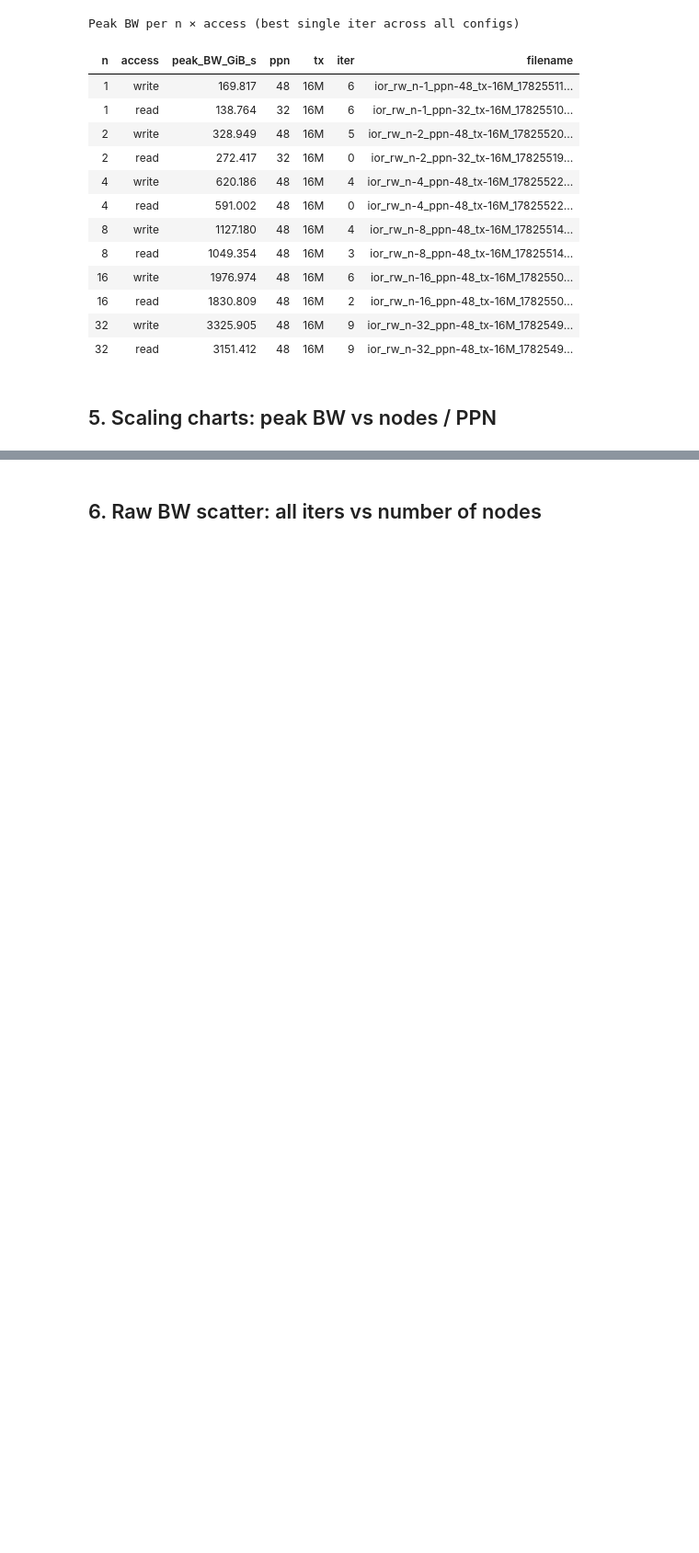
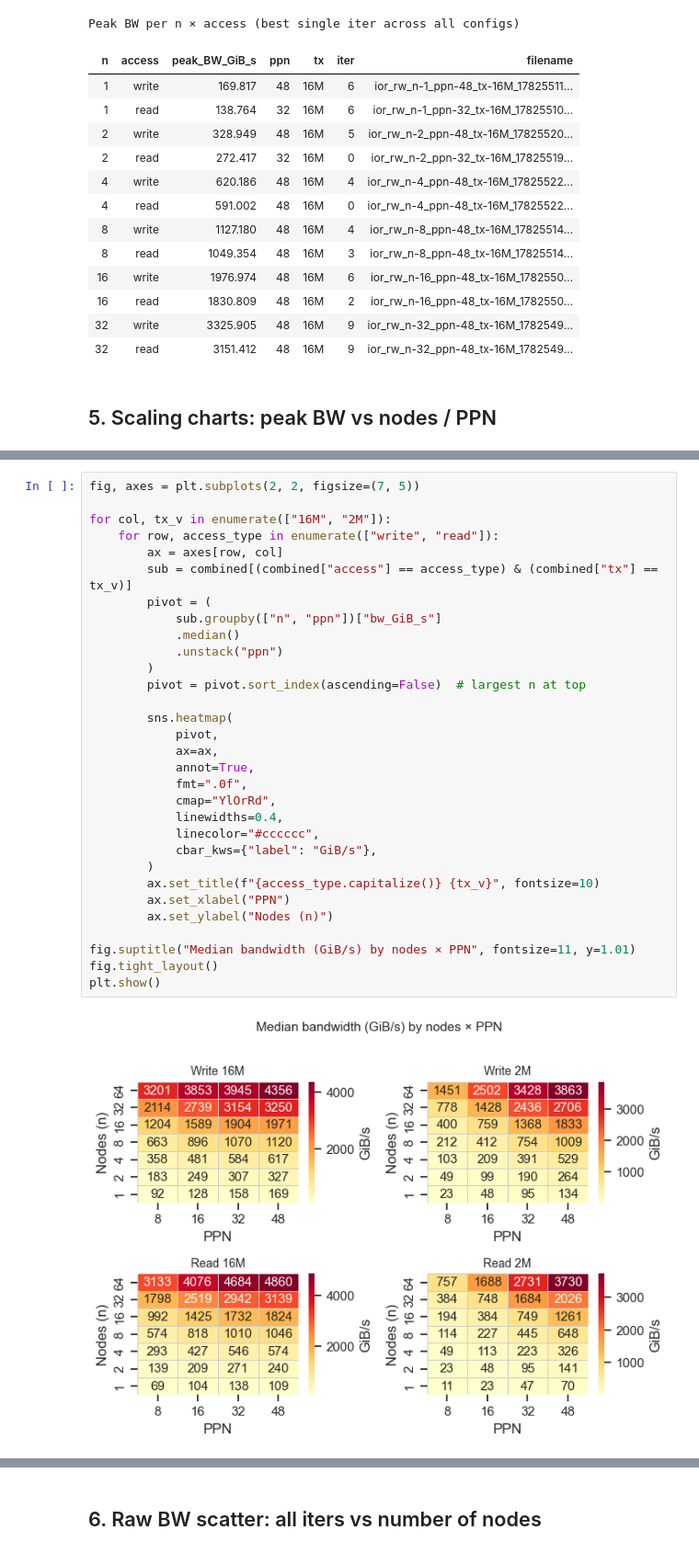
Before and after one commit to cissieAB/pdsw26_daos-bench, a Jupyter notebook: results/aurora/ior/ior-rw/ior_rw_analysis.ipynb, the cells around one changed output, grey strips where cells are left out. Shown at 92% size. Saved outputs shown, nothing was run; the diff lists cells and outputs as text; blank space fills up the shorter version.

```diff
--- a/results/aurora/ior/ior-rw/ior_rw_analysis.ipynb
+++ b/results/aurora/ior/ior-rw/ior_rw_analysis.ipynb
@@ -286,3 +290,36 @@ plt.show()
+# %%
+fig, axes = plt.subplots(2, 2, figsize=(7, 5))
+
+for col, tx_v in enumerate(["16M", "2M"]):
+    for row, access_type in enumerate(["write", "read"]):
+        ax = axes[row, col]
+        sub = combined[(combined["access"] == access_type) & (combined["tx"] == tx_v)]
+        pivot = (
+            sub.groupby(["n", "ppn"])["bw_GiB_s"]
+            .median()
+            .unstack("ppn")
+        )
+        pivot = pivot.sort_index(ascending=False)  # largest n at top
+
+        sns.heatmap(
+            pivot,
+            ax=ax,
+            annot=True,
+            fmt=".0f",
+            cmap="YlOrRd",
+            linewidths=0.4,
+            linecolor="#cccccc",
+            cbar_kws={"label": "GiB/s"},
+        )
+        ax.set_title(f"{access_type.capitalize()} {tx_v}", fontsize=10)
+        ax.set_xlabel("PPN")
+        ax.set_ylabel("Nodes (n)")
+
+fig.suptitle("Median bandwidth (GiB/s) by nodes × PPN", fontsize=11, y=1.01)
+fig.tight_layout()
+plt.show()
+# %% [output]
+[figure, added]
 # %%
 # For peak-vs-n: which ppn gives the peak at each (n, tx, access)?
 argmax_n = (
```
Also changed, not shown: parts of 8 cells of this notebook, 2 other files.
